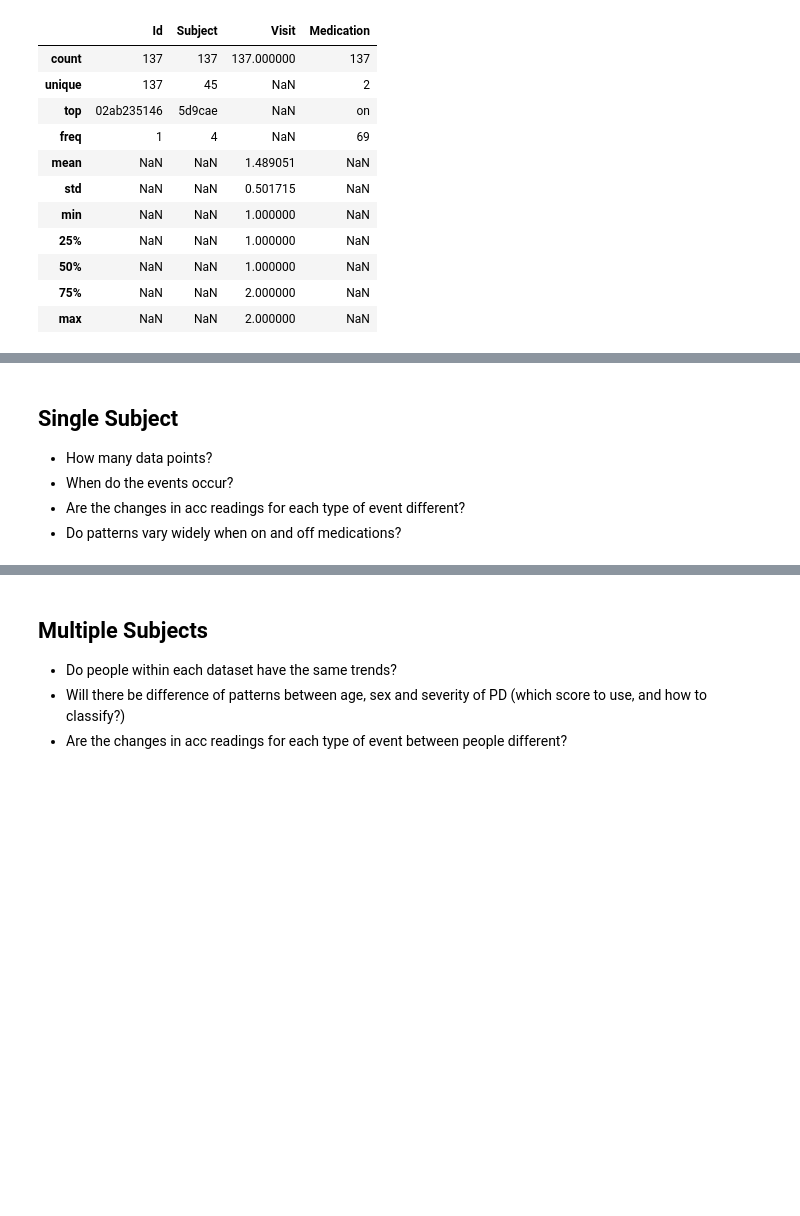
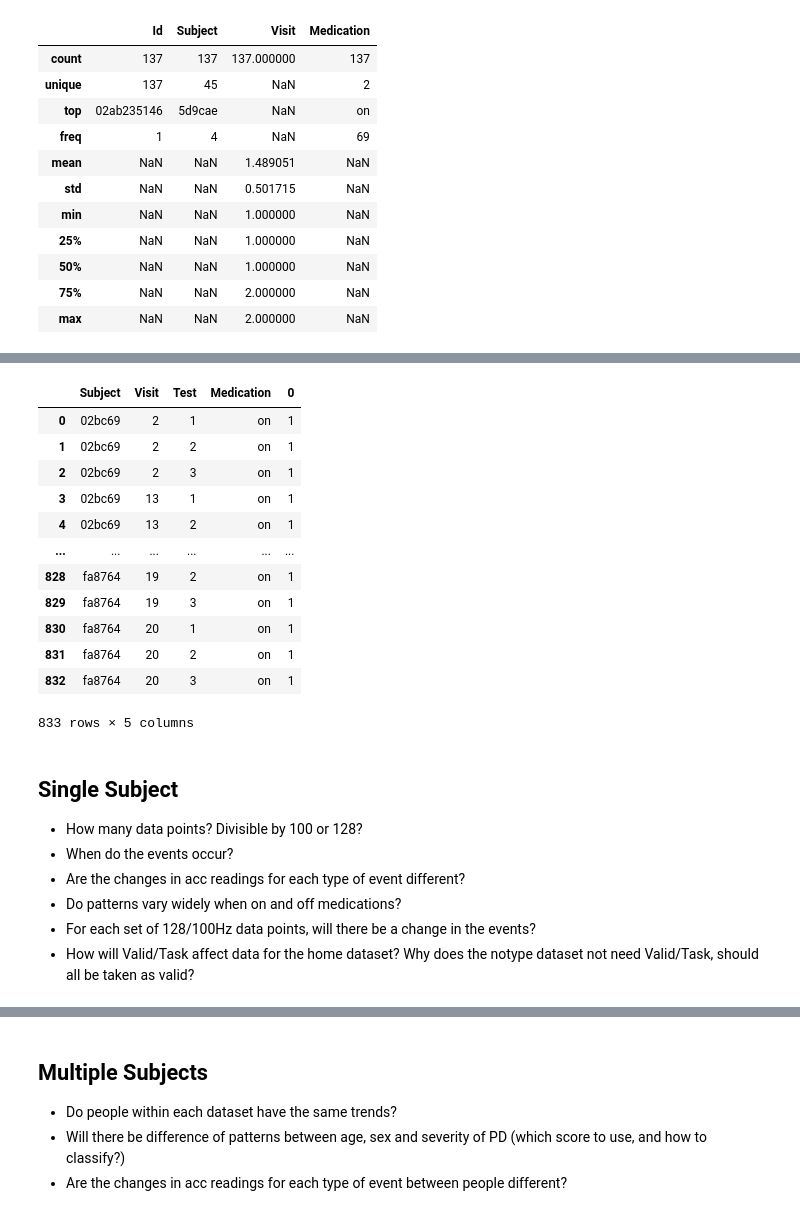
Before and after one commit to hello-bob/kaggle_parkinsons_fog, a Jupyter notebook: fog-eda.ipynb, the cells around one changed output, grey strips where cells are left out. Cells and saved outputs as stored; diff of their text form; code cells hidden in the pictures; blank space fills up the shorter version.

```diff
--- a/fog-eda.ipynb
+++ b/fog-eda.ipynb
@@ -107,8 +135,28 @@ home_meta.describe(include='all')
+# %%
+lab_meta.columns
+chk = lab_meta.groupby(['Subject', 'Visit', 'Test', 'Medication']).size().reset_index(drop=False)
+chk.sort_values(by=['Subject', 'Visit', 'Test', 'Medication'])
+# %% [output]
+|  | Subject | Visit | Test | Medication | 0 |
+| 0 | 02bc69 | 2 | 1 | on | 1 |
+| 1 | 02bc69 | 2 | 2 | on | 1 |
+| 2 | 02bc69 | 2 | 3 | on | 1 |
+| 3 | 02bc69 | 13 | 1 | on | 1 |
+| 4 | 02bc69 | 13 | 2 | on | 1 |
+| ... | ... | ... | ... | ... | ... |
+| 828 | fa8764 | 19 | 2 | on | 1 |
+| 829 | fa8764 | 19 | 3 | on | 1 |
+| 830 | fa8764 | 20 | 1 | on | 1 |
+| 831 | fa8764 | 20 | 2 | on | 1 |
+| 832 | fa8764 | 20 | 3 | on | 1 |
+833 rows × 5 columns
 # %% [markdown]
 ## Single Subject
-- How many data points?
+- How many data points? Divisible by 100 or 128?
 - When do the events occur?
 - Are the changes in acc readings for each type of event different?
 - Do patterns vary widely when on and off medications?
+- For each set of 128/100Hz data points, will there be a change in the events?
+- How will Valid/Task affect data for the home dataset? Why does the notype dataset not need Valid/Task, should all be taken as valid?
 # %%
 # Profiling one subject from the lab dataset
```
Also changed, not shown: parts of 7 cells of this notebook.
